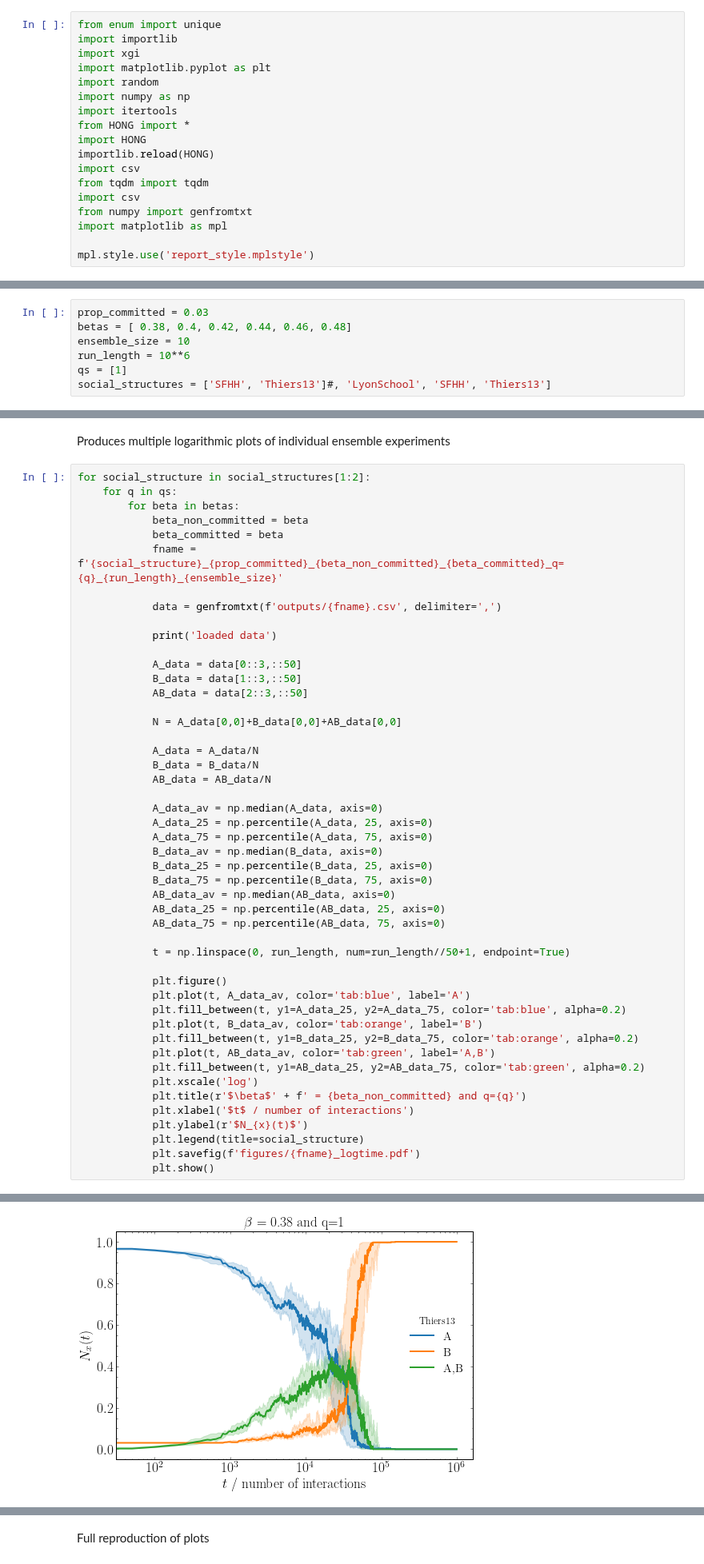
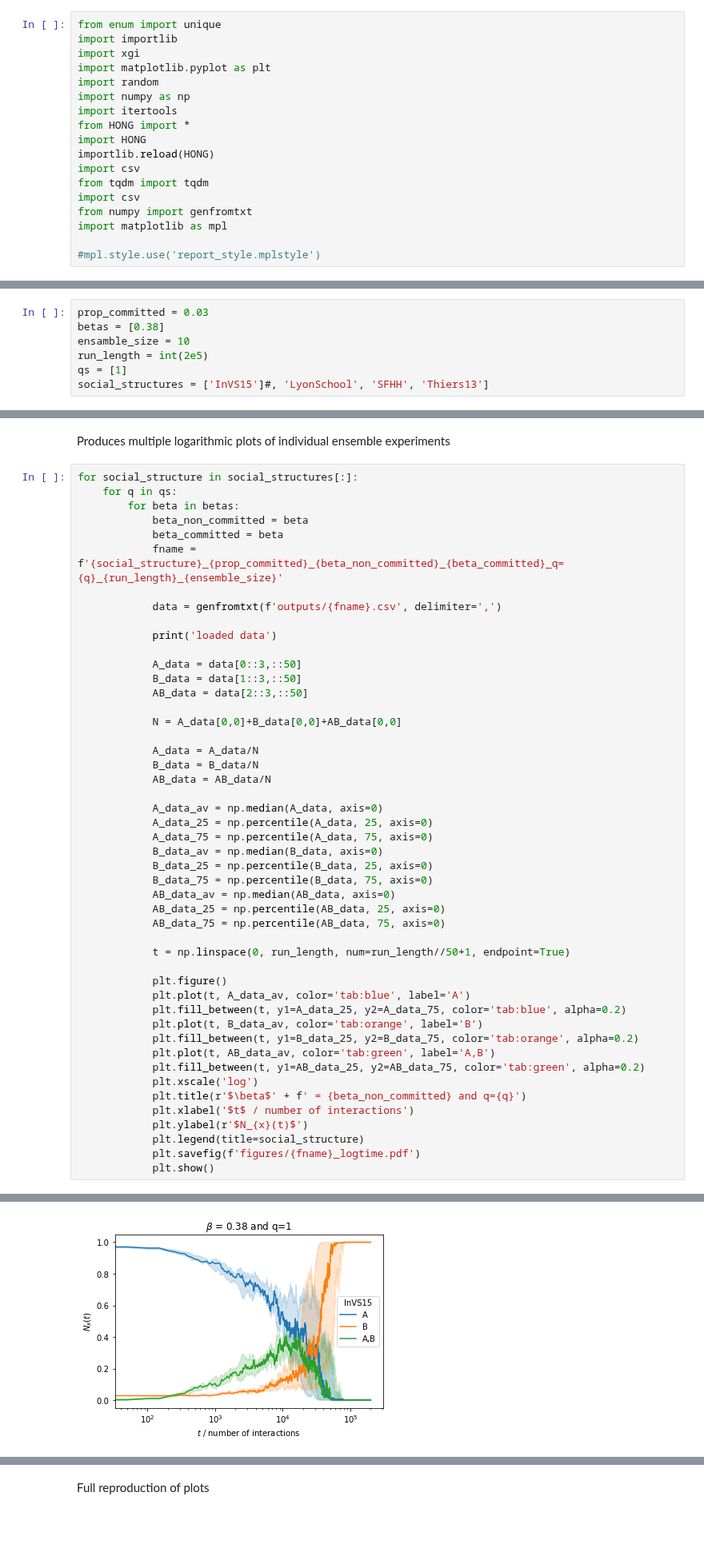
Before and after one commit to tomcjackc/higher-order-social-dynamics, a Jupyter notebook: higher order ng (adaptive traveling speaker v2)/fig_2_traveling_speaker.ipynb, the cells around one changed output, grey strips where cells are left out. Shown at 80% size. Cells and saved outputs as stored; diff of their text form; blank space fills up the shorter version.

```diff
--- a/higher order ng (adaptive traveling speaker v2)/fig_2_traveling_speaker.ipynb
+++ b/higher order ng (adaptive traveling speaker v2)/fig_2_traveling_speaker.ipynb
@@ -17,16 +17,16 @@ import csv
 from numpy import genfromtxt
 import matplotlib as mpl
 
-mpl.style.use('report_style.mplstyle')
+#mpl.style.use('report_style.mplstyle')
 # %% [markdown]
 Parameters of the experiment
 # %%
 prop_committed = 0.03
-betas = [ 0.38, 0.4, 0.42, 0.44, 0.46, 0.48]
-ensemble_size = 10
-run_length = 10**6
+betas = [0.38]
+ensamble_size = 10
+run_length = int(2e5)
 qs = [1]
-social_structures = ['SFHH', 'Thiers13']#, 'LyonSchool', 'SFHH', 'Thiers13']
+social_structures = ['InVS15']#, 'LyonSchool', 'SFHH', 'Thiers13']
 # %% [markdown]
 Run the ensemble experiments
 # %% [markdown]
@@ -76,7 +76,7 @@ OSError: outputs/LyonSchool_0.03_0.42_0.42_q=1_1000000_10.csv not found.
 # %% [markdown]
 Produces multiple logarithmic plots of individual ensemble experiments
 # %%
-for social_structure in social_structures[1:2]:
+for social_structure in social_structures[:]:
     for q in qs:
         for beta in betas:
             beta_non_committed = beta
@@ -98,31 +98,31 @@ for social_structure in social_structures[1:2]:
             AB_data = AB_data/N
 
             A_data_av = np.median(A_data, axis=0)
             A_data_25 = np.percentile(A_data, 25, axis=0)
             A_data_75 = np.percentile(A_data, 75, axis=0)
             B_data_av = np.median(B_data, axis=0)
             B_data_25 = np.percentile(B_data, 25, axis=0)
             B_data_75 = np.percentile(B_data, 75, axis=0)
             AB_data_av = np.median(AB_data, axis=0)
             AB_data_25 = np.percentile(AB_data, 25, axis=0)
             AB_data_75 = np.percentile(AB_data, 75, axis=0)
 
             t = np.linspace(0, run_length, num=run_length//50+1, endpoint=True)
 
             plt.figure()
             plt.plot(t, A_data_av, color='tab:blue', label='A')
             plt.fill_between(t, y1=A_data_25, y2=A_data_75, color='tab:blue', alpha=0.2)
             plt.plot(t, B_data_av, color='tab:orange', label='B')
             plt.fill_between(t, y1=B_data_25, y2=B_data_75, color='tab:orange', alpha=0.2)
             plt.plot(t, AB_data_av, color='tab:green', label='A,B')
             plt.fill_between(t, y1=AB_data_25, y2=AB_data_75, color='tab:green', alpha=0.2)
             plt.xscale('log')
             plt.title(r'$\beta$' + f' = {beta_non_committed} and q={q}')
             plt.xlabel('$t$ / number of interactions')
             plt.ylabel(r'$N_{x}(t)$')
             plt.legend(title=social_structure)
             plt.savefig(f'figures/{fname}_logtime.pdf')
             plt.show()
 # %% [output]
 loaded data
-[figure, old version]
+[figure, new version]
```
Also changed, not shown: parts of 1 cell of this notebook, 15 other files.
